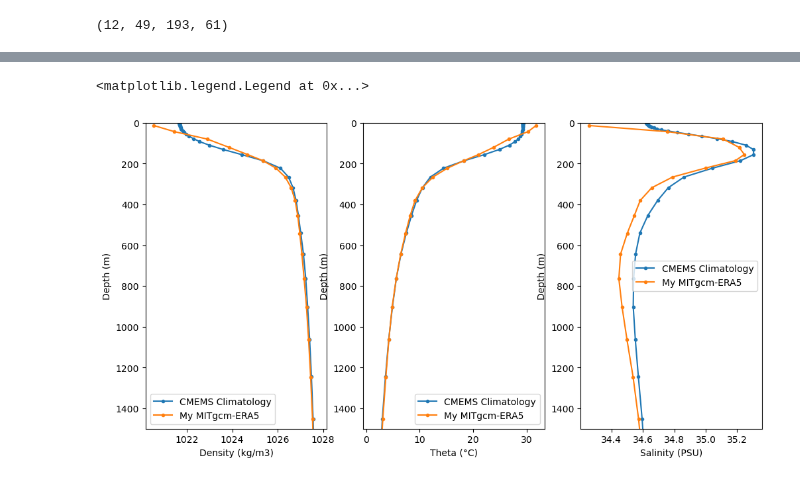
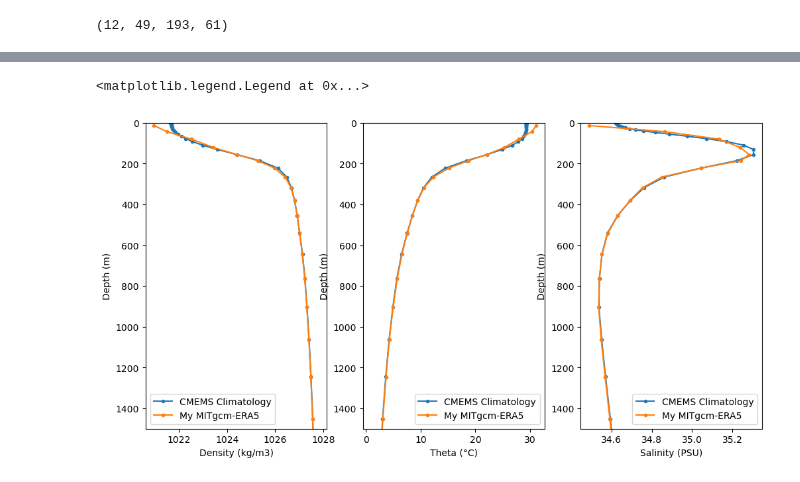
Before and after one commit to FattyZH/eqp-dlfv-mitgcm-era5, a Jupyter notebook: script/ana_251113.ipynb, the cells around one changed output, grey strips where cells are left out. Drawn from its saved outputs; the diff is of its cells as text; code cells hidden in the pictures.

```diff
--- a/script/ana_251113.ipynb
+++ b/script/ana_251113.ipynb
@@ -29,7 +29,7 @@ import numpy as np
 import matplotlib.pyplot as plt
 import seawater as sw
 from dymodes import dymodes
-path = '../output/251119/'
+path = '../output/251120/'
 pgrid = path+'grid.nc'
 pdync = path+'dync.nc'
 with xr.open_dataset(pgrid) as grid:
@@ -84,7 +84,7 @@ Coordinates:
 Attributes:
     long_name:  model_time
 <matplotlib.legend.Legend at 0x...>
-[figure, old version]
+[figure, new version]
 # %%
 import xarray as xr
 import numpy as np
```
Also changed, not shown: parts of 2 cells of this notebook, 3 other files.
